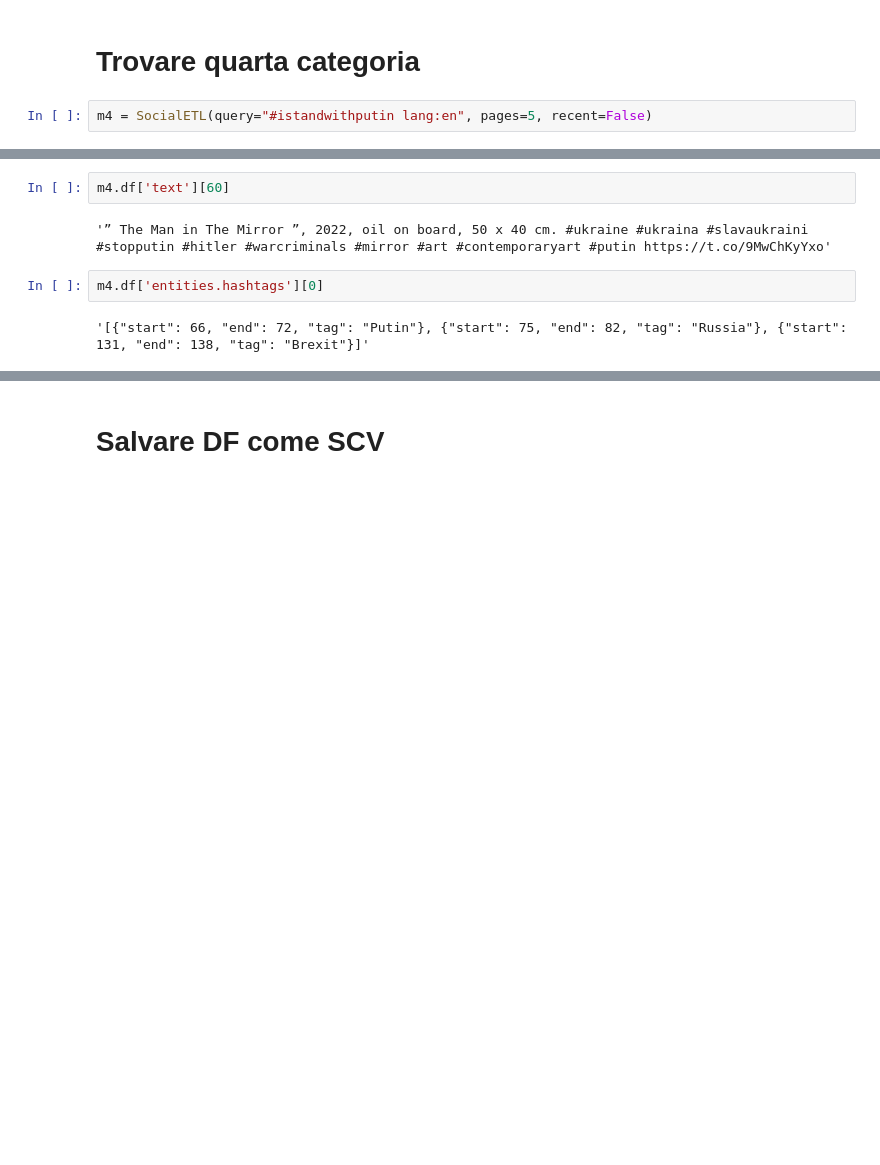
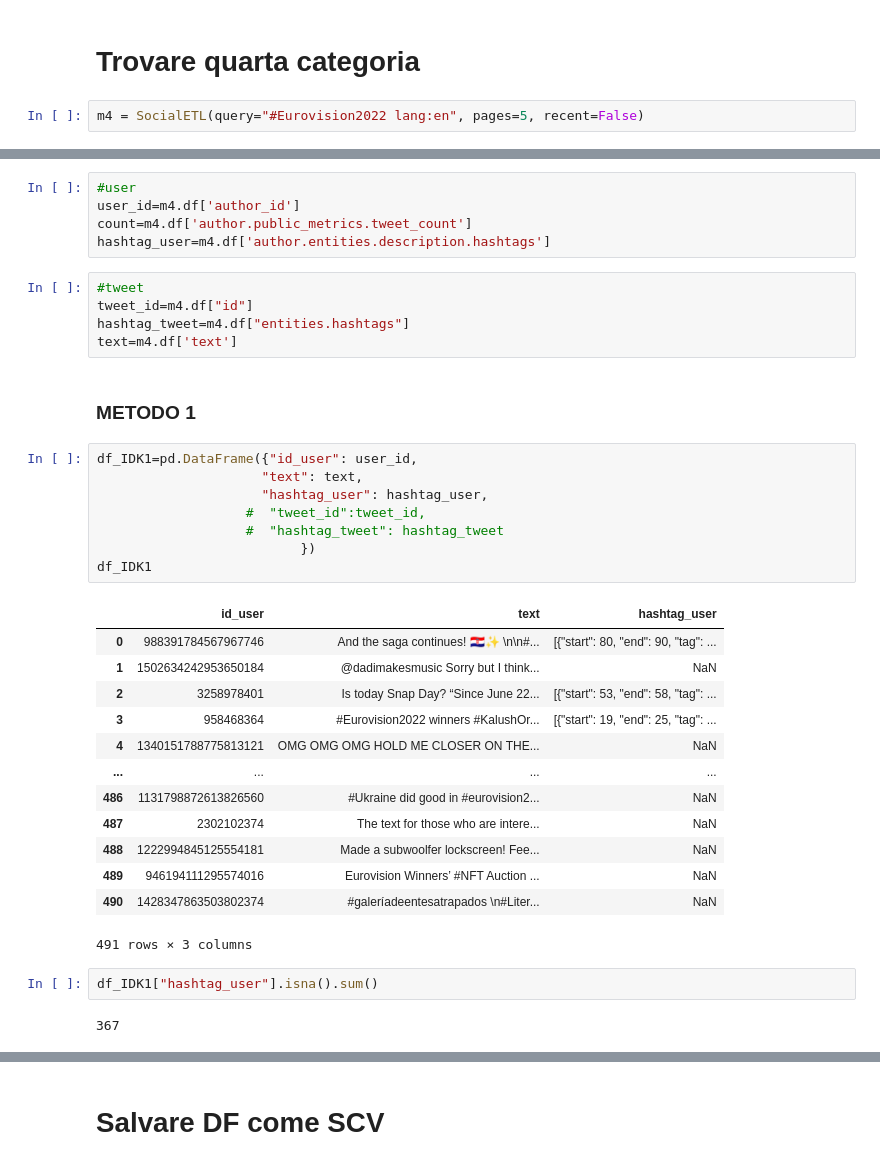
Before and after one commit to gatto/ds-network-analysis, a Jupyter notebook: py/dave starting.ipynb, the cells around one changed output, grey strips where cells are left out. Cells and saved outputs as stored; diff of their text form; blank space fills up the shorter version.

```diff
--- a/py/dave starting.ipynb
+++ b/py/dave starting.ipynb
@@ -361,4 +386,4 @@ assegniamo se score maggiore e se score>threshold
 # %% [markdown]
 # Trovare quarta categoria
 # %%
-m4 = SocialETL(query="#istandwithputin lang:en", pages=5, recent=False)
+m4 = SocialETL(query="#Eurovision2022 lang:en", pages=5, recent=False)
@@ -412,8 +395,38 @@ m4.df['text'][0]
-# %%
-m4.df['text'][60]
-# %% [output]
-'” The Man in The Mirror ”, 2022, oil on board, 50 x 40 cm. #ukraine #ukraina #slavaukraini #stopputin #hitler #warcriminals #mirror #art #contemporaryart #putin https://t.co/9MwChKyYxo'
-# %%
-m4.df['entities.hashtags'][0]
-# %% [output]
-'[{"start": 66, "end": 72, "tag": "Putin"}, {"start": 75, "end": 82, "tag": "Russia"}, {"start": 131, "end": 138, "tag": "Brexit"}]'
+# %%
+#user
+user_id=m4.df['author_id']
+count=m4.df['author.public_metrics.tweet_count']
+hashtag_user=m4.df['author.entities.description.hashtags']
+# %%
+#tweet
+tweet_id=m4.df["id"]
+hashtag_tweet=m4.df["entities.hashtags"]
+text=m4.df['text']
+# %% [markdown]
+### METODO 1
+# %%
+df_IDK1=pd.DataFrame({"id_user": user_id,
+                     "text": text,
+                     "hashtag_user": hashtag_user,
+                   #  "tweet_id":tweet_id,
+                   #  "hashtag_tweet": hashtag_tweet
+                          })
+df_IDK1
+# %% [output]
+|  | id_user | text | hashtag_user |
+| 0 | 988391784567967746 | And the saga continues! 🇭🇷✨ \n\n#... | [{"start": 80, "end": 90, "tag": ... |
+| 1 | 1502634242953650184 | @dadimakesmusic Sorry but I think... | NaN |
+| 2 | 3258978401 | Is today Snap Day? “Since June 22... | [{"start": 53, "end": 58, "tag": ... |
+| 3 | 958468364 | #Eurovision2022 winners #KalushOr... | [{"start": 19, "end": 25, "tag": ... |
+| 4 | 1340151788775813121 | OMG OMG OMG HOLD ME CLOSER ON THE... | NaN |
+| ... | ... | ... | ... |
+| 486 | 1131798872613826560 | #Ukraine did good in #eurovision2... | NaN |
+| 487 | 2302102374 | The text for those who are intere... | NaN |
+| 488 | 1222994845125554181 | Made a subwoolfer lockscreen! Fee... | NaN |
+| 489 | 946194111295574016 | Eurovision Winners’ #NFT Auction ... | NaN |
+| 490 | 1428347863503802374 | #galeríadeentesatrapados \n#Liter... | NaN |
+491 rows × 3 columns
+# %%
+df_IDK1["hashtag_user"].isna().sum()
+# %% [output]
+367
```
Also changed, not shown: parts of 34 cells of this notebook.
